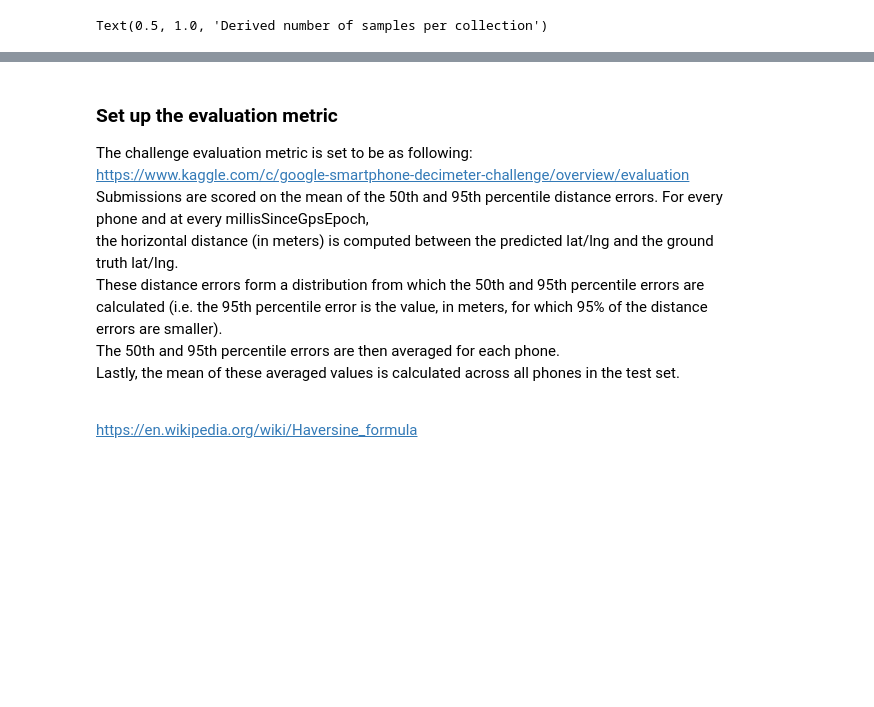
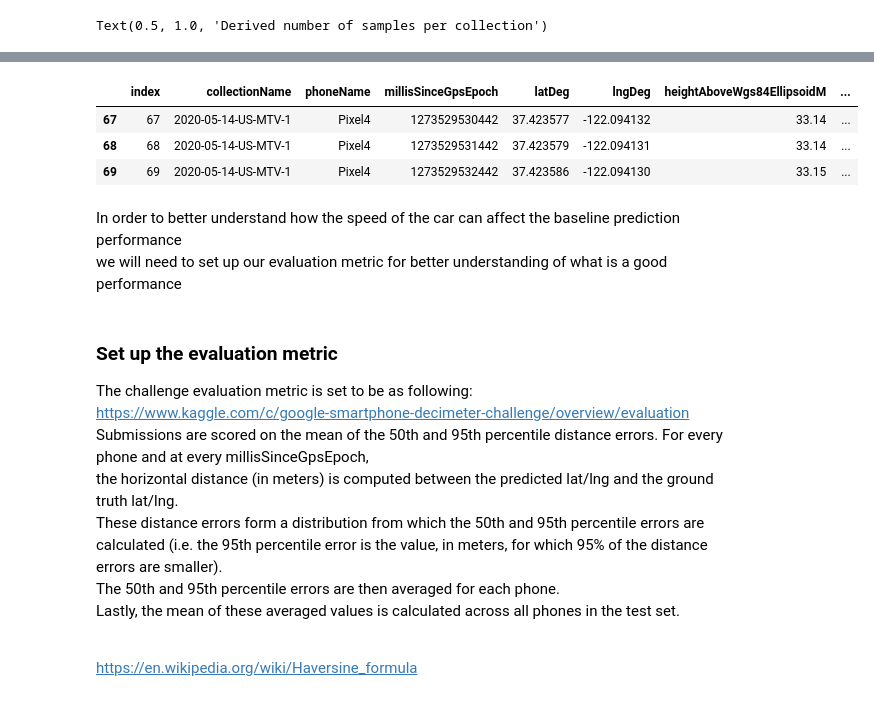
Before and after one commit to shacharhelmer/GNSS-Google, a Jupyter notebook: googlegnss.ipynb, the cells around one changed output, grey strips where cells are left out. Drawn from its saved outputs; the diff is of its cells as text; code cells hidden in the pictures; blank space fills up the shorter version.

```diff
--- a/googlegnss.ipynb
+++ b/googlegnss.ipynb
@@ -318,3 +819,15 @@ sns.boxplot(data=pd.melt(derived[['rawPrM']]), x='variable',  y='value', ax= axs
+# %%
+ground_tmp = ground
+ground_tmp['acceleration'] = (ground['speedMps'] - ground['speedMps'].shift()) / (ground['millisSinceGpsEpoch'] - ground['millisSinceGpsEpoch'].shift())
+ground_tmp[ground_tmp['acceleration']>0].head(3)
+# %% [output]
+|  | index | collectionName | phoneName | millisSinceGpsEpoch | latDeg | lngDeg | heightAboveWgs84EllipsoidM | ... |
+| 67 | 67 | 2020-05-14-US-MTV-1 | Pixel4 | 1273529530442 | 37.423577 | -122.094132 | 33.14 | ... |
+| 68 | 68 | 2020-05-14-US-MTV-1 | Pixel4 | 1273529531442 | 37.423579 | -122.094131 | 33.14 | ... |
+| 69 | 69 | 2020-05-14-US-MTV-1 | Pixel4 | 1273529532442 | 37.423586 | -122.094130 | 33.15 | ... |
+# %% [markdown]
+In order to better understand how the speed of the car can affect the baseline prediction performance<br>
+we will need to set up our evaluation metric for better understanding of what is a good performance
 # %% [markdown]
 ### Set up the evaluation metric
 The challenge evaluation metric is set to be as following:<br>
```
Also changed, not shown: parts of 176 cells of this notebook.
